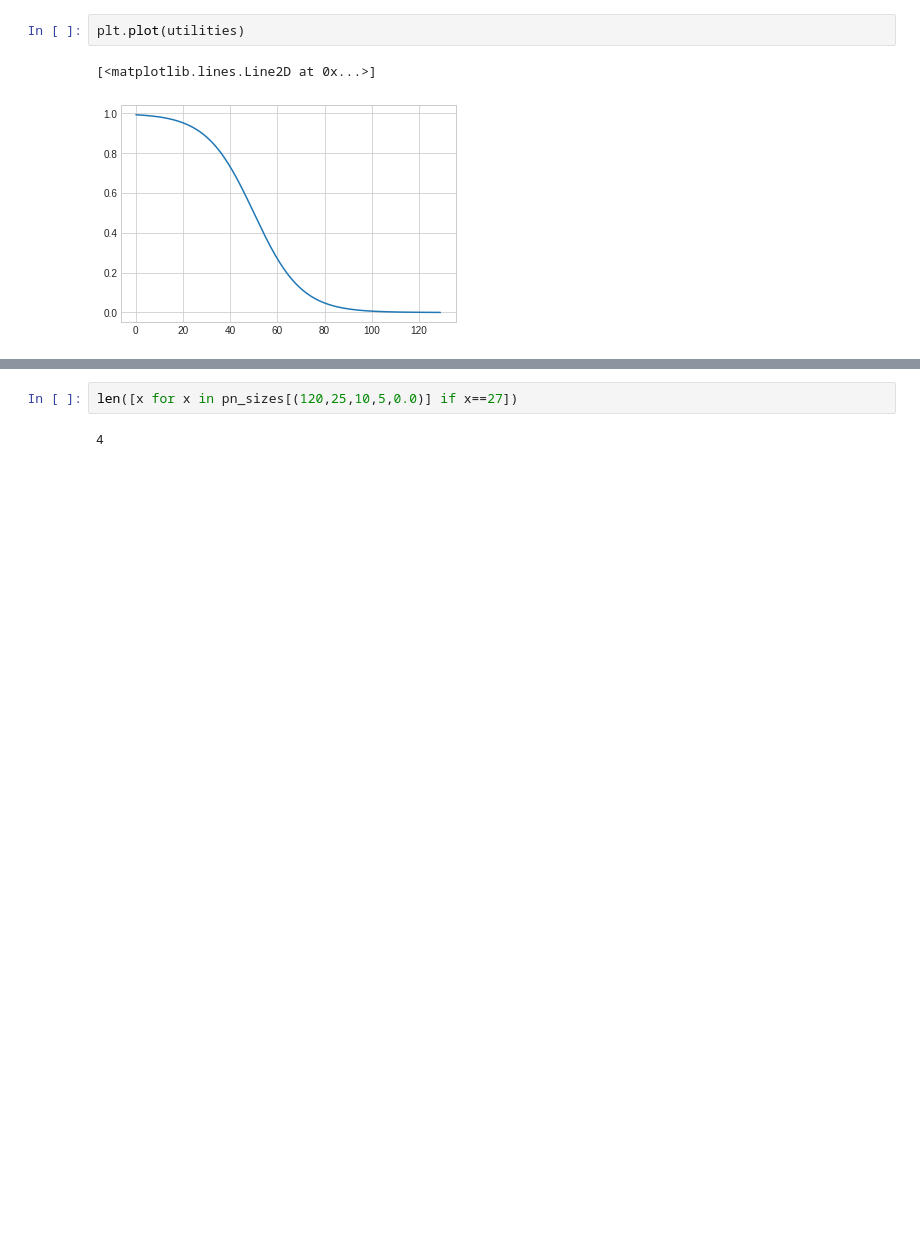
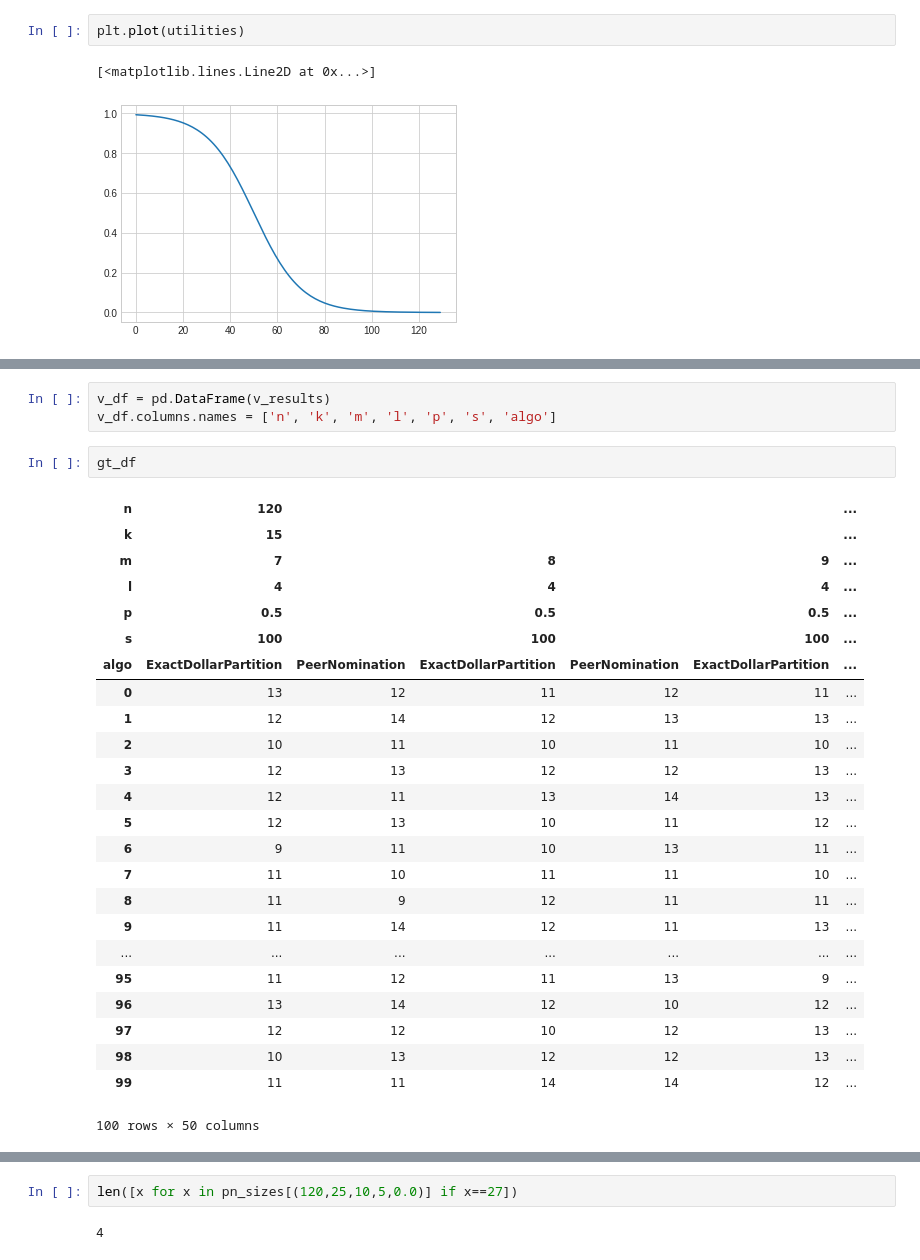
Before and after one commit to szhydkov/PeerNomination, a Jupyter notebook: peerselect/notebooks/stas_testing.ipynb, the cells around one changed output, grey strips where cells are left out. Drawn from its saved outputs; the diff is of its cells as text; blank space fills up the shorter version.

```diff
--- a/peerselect/notebooks/stas_testing.ipynb
+++ b/peerselect/notebooks/stas_testing.ipynb
@@ -160 +167,31 @@ NameError: name 'exit' is not defined
+# %%
+v_df = pd.DataFrame(v_results)
+v_df.columns.names = ['n', 'k', 'm', 'l', 'p', 's', 'algo']
+# %%
+gt_df
+# %% [output]
+| n | 120 |  |  |  |  | ... |
+| k | 15 |  |  |  |  | ... |
+| m | 7 |  | 8 |  | 9 | ... |
+| l | 4 |  | 4 |  | 4 | ... |
+| p | 0.5 |  | 0.5 |  | 0.5 | ... |
+| s | 100 |  | 100 |  | 100 | ... |
+| algo | ExactDollarPartition | PeerNomination | ExactDollarPartition | PeerNomination | ExactDollarPartition | ... |
+| 0 | 13 | 12 | 11 | 12 | 11 | ... |
+| 1 | 12 | 14 | 12 | 13 | 13 | ... |
+| 2 | 10 | 11 | 10 | 11 | 10 | ... |
+| 3 | 12 | 13 | 12 | 12 | 13 | ... |
+| 4 | 12 | 11 | 13 | 14 | 13 | ... |
+| 5 | 12 | 13 | 10 | 11 | 12 | ... |
+| 6 | 9 | 11 | 10 | 13 | 11 | ... |
+| 7 | 11 | 10 | 11 | 11 | 10 | ... |
+| 8 | 11 | 9 | 12 | 11 | 11 | ... |
+| 9 | 11 | 14 | 12 | 11 | 13 | ... |
+| ... | ... | ... | ... | ... | ... | ... |
+| 95 | 11 | 12 | 11 | 13 | 9 | ... |
+| 96 | 13 | 14 | 12 | 10 | 12 | ... |
+| 97 | 12 | 12 | 10 | 12 | 13 | ... |
+| 98 | 10 | 13 | 12 | 12 | 13 | ... |
+| 99 | 11 | 11 | 14 | 14 | 12 | ... |
+100 rows × 50 columns
 # %%
```
Also changed, not shown: parts of 8 cells of this notebook, 5 other files.
